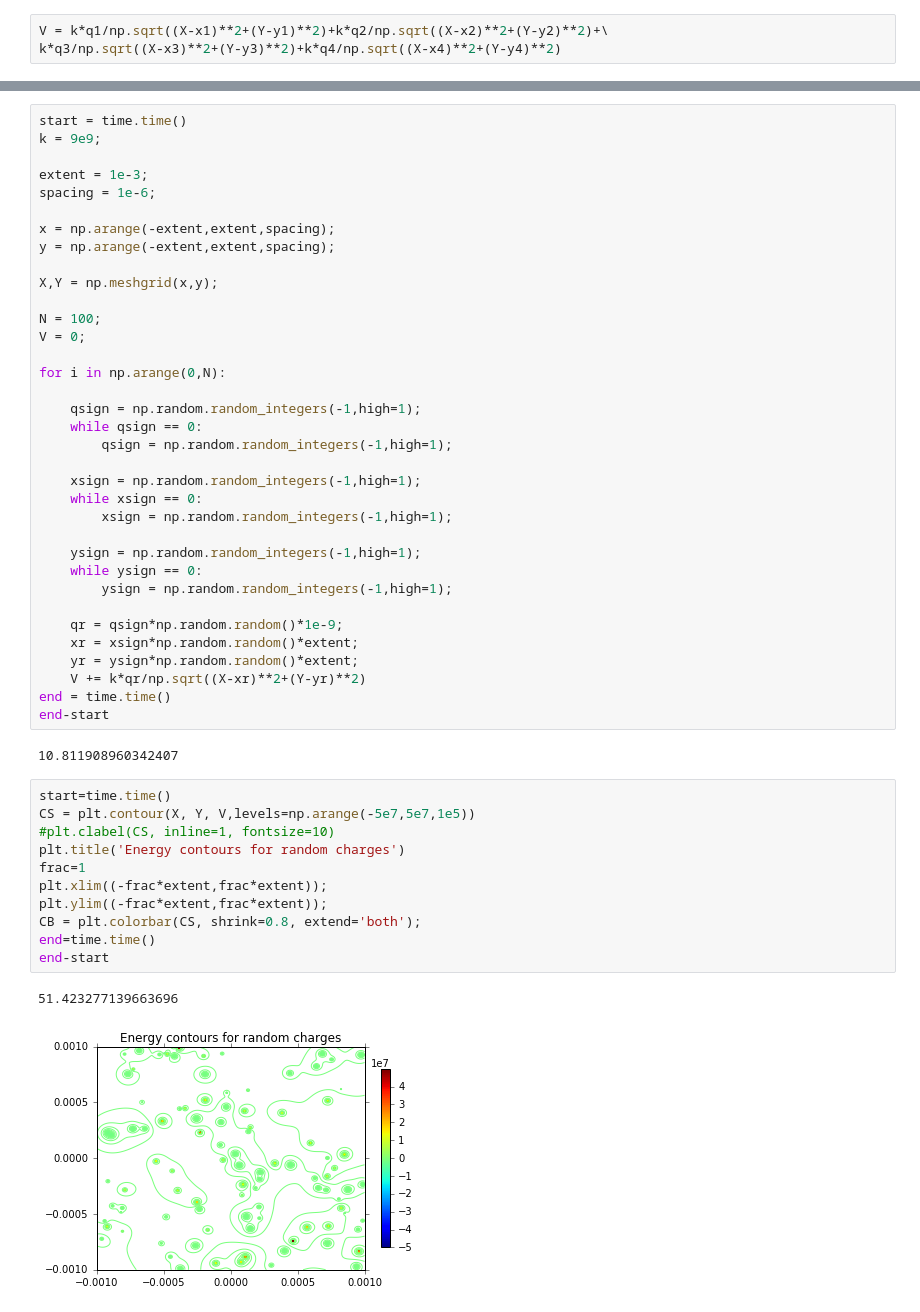
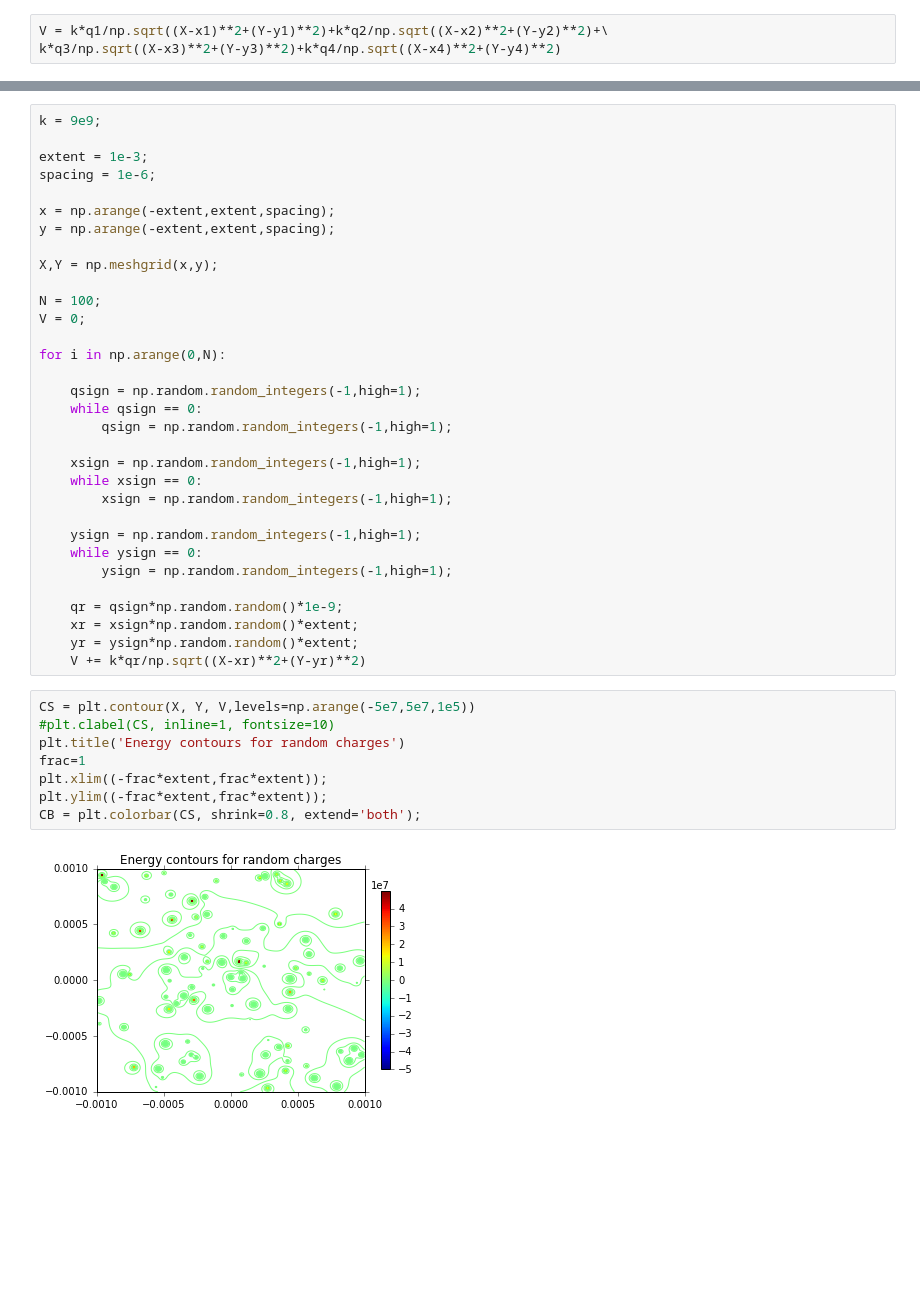
Before and after one commit to dannycab/picup-exercise-sets, a Jupyter notebook: ElectrostaticField/ElectrostaticField.ipynb, the cells around one changed output, grey strips where cells are left out. Cells and saved outputs as stored; diff of their text form; blank space fills up the shorter version.

```diff
--- a/ElectrostaticField/ElectrostaticField.ipynb
+++ b/ElectrostaticField/ElectrostaticField.ipynb
@@ -158,5 +170,4 @@ CBI = plt.colorbar(im, orientation='horizontal', shrink=0.8)
 # %%
-start = time.time()
 k = 9e9;
 
 extent = 1e-3;
@@ -188,22 +199,14 @@ for i in np.arange(0,N):
     xr = xsign*np.random.random()*extent;
     yr = ysign*np.random.random()*extent;
     V += k*qr/np.sqrt((X-xr)**2+(Y-yr)**2)
-end = time.time()
-end-start
-# %% [output]
-10.811908960342407
 # %%
-start=time.time()
 CS = plt.contour(X, Y, V,levels=np.arange(-5e7,5e7,1e5))
 #plt.clabel(CS, inline=1, fontsize=10)
 plt.title('Energy contours for random charges')
 frac=1
 plt.xlim((-frac*extent,frac*extent));
 plt.ylim((-frac*extent,frac*extent));
 CB = plt.colorbar(CS, shrink=0.8, extend='both');
-end=time.time()
-end-start
 # %% [output]
-51.423277139663696
-[figure, old version]
+[figure, new version]
 # %%
```
Also changed, not shown: parts of 8 cells of this notebook.
